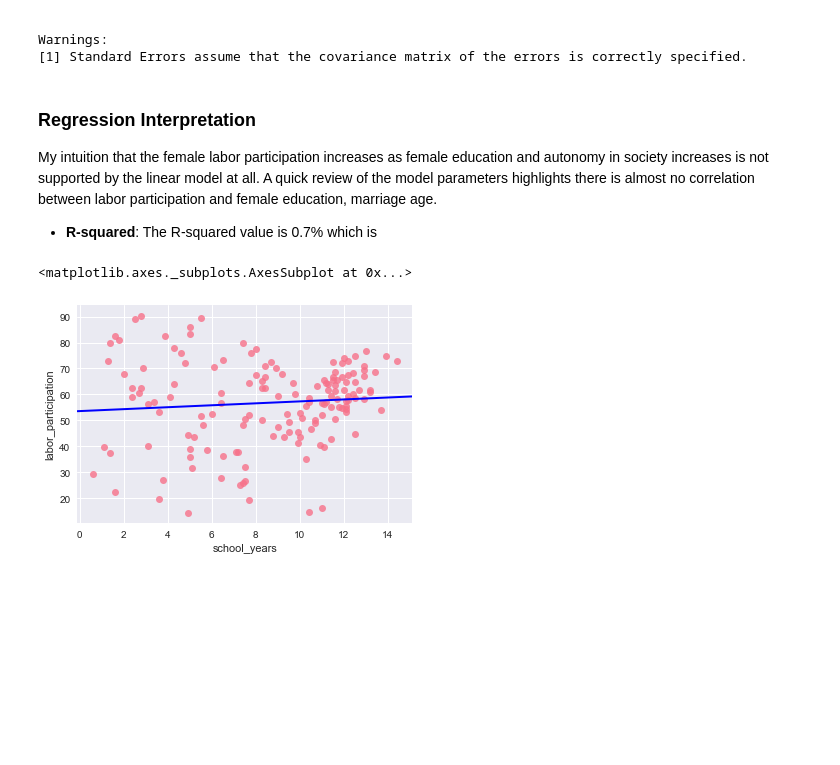
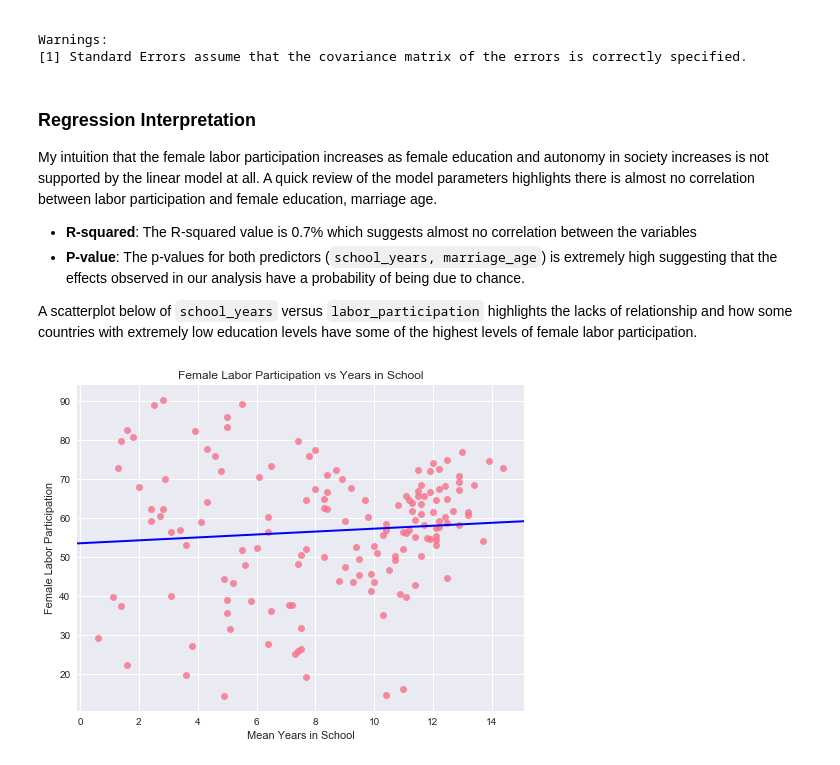
Before and after one commit to devanshmalik/Female_Autonomy_in_Society_Analysis, a Jupyter notebook: effects_of_female_autonomy_around_world.ipynb, the cells around one changed output. Saved outputs shown, nothing was run; the diff lists cells and outputs as text; code cells hidden in the pictures; blank space fills up the shorter version.

Commit message:
Final question 4 analysis and conclusion

```diff
--- a/effects_of_female_autonomy_around_world.ipynb
+++ b/effects_of_female_autonomy_around_world.ipynb
@@ -465,9 +465,17 @@ Warnings:
 ### Regression Interpretation
 My intuition that the female labor participation increases as female education and autonomy in society increases is not supported by the linear model at all. A quick review of the model parameters highlights there is almost no correlation between labor participation and female education, marriage age.
 
-* **R-squared**: The R-squared value is 0.7% which is
+* **R-squared**: The R-squared value is 0.7% which suggests almost no correlation between the variables
+* **P-value**: The p-values for both predictors (`school_years, marriage_age`) is extremely high suggesting that the effects observed in our analysis have a probability of being due to chance.
+
+A scatterplot below of `school_years` versus `labor_participation` highlights the lacks of relationship and how some countries with extremely low education levels have some of the highest levels of female labor participation.
 # %%
+fig, ax = plt.subplots(figsize=(8,6))
 sns.regplot(x=df_2005["school_years"], y=df_2005["labor_participation"],ci=None, line_kws={"color":"b", "lw":2})
+
+# Plot elements
+plt.title('Female Labor Participation vs Years in School')
+plt.xlabel('Mean Years in School')
+plt.ylabel('Female Labor Participation');
 # %% [output]
-<matplotlib.axes._subplots.AxesSubplot at 0x...>
-[figure, old version]
+[figure, new version]
```
Also changed, not shown: parts of 26 cells of this notebook.
